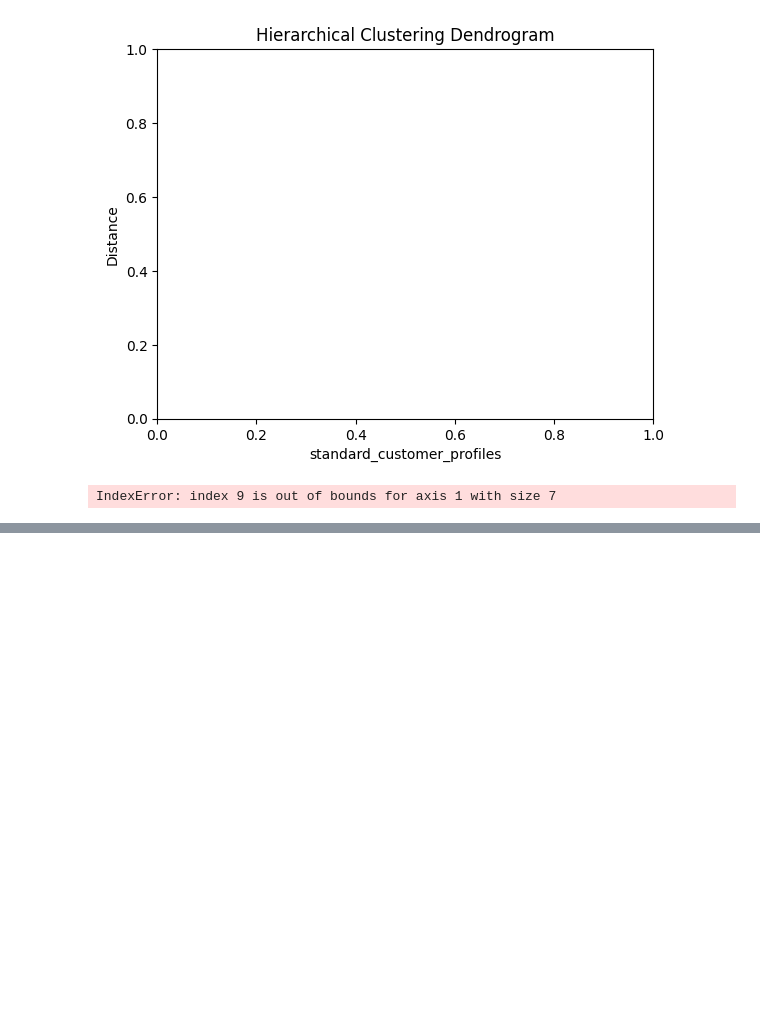
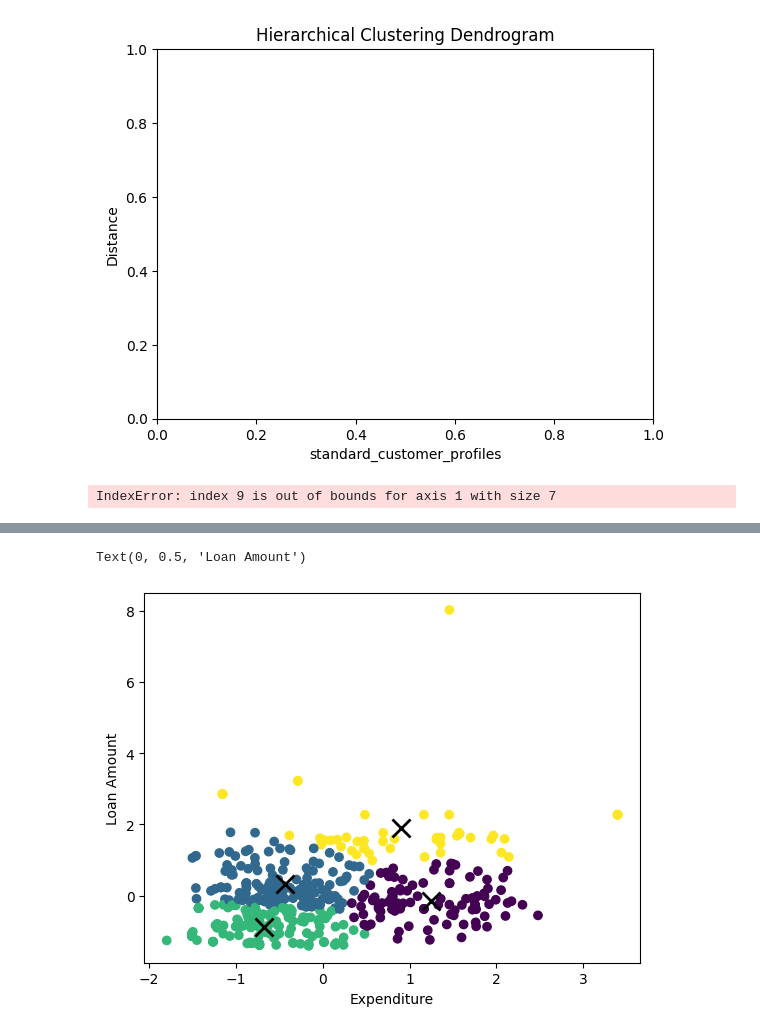
Before and after one commit to rintendou/csci415-project4, a Jupyter notebook: credit_card.ipynb, the cells around one changed output, grey strips where cells are left out. Drawn from its saved outputs; the diff is of its cells as text; code cells hidden in the pictures; blank space fills up the shorter version.

```diff
--- a/credit_card.ipynb
+++ b/credit_card.ipynb
@@ -348,0 +350,12 @@ Text(0, 0.5, ' Dishonour of Bill')
+# %%
+kmeans.fit(standard_customer_profiles[[EXPENDITURE, LOAN_AMOUNT]])
+standard_customer_profiles['kmeans'] = kmeans.labels_
+centroids = kmeans.cluster_centers_
+
+plt.scatter(x=standard_customer_profiles[EXPENDITURE], y=standard_customer_profiles[LOAN_AMOUNT], c=standard_customer_profiles['kmeans'])
+plt.scatter(centroids[:, 0], centroids[:, 1], marker='x', c='black', s=169, linewidths=2, zorder=10)
+plt.xlabel(EXPENDITURE)
+plt.ylabel(LOAN_AMOUNT)
+# %% [output]
+Text(0, 0.5, 'Loan Amount')
+[figure, added]
```
Also changed, not shown: parts of 5 cells of this notebook.
